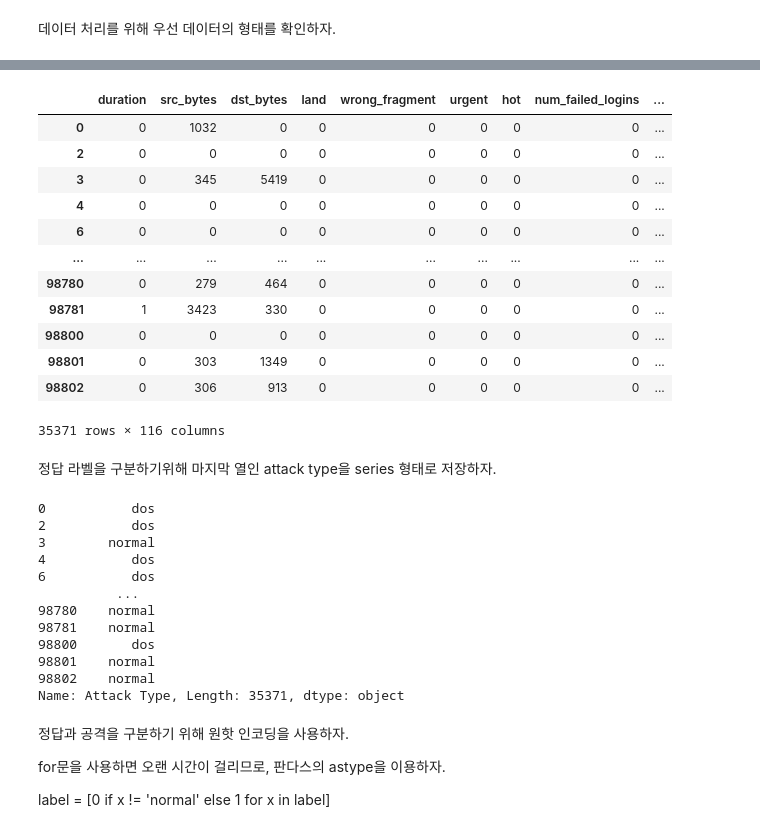
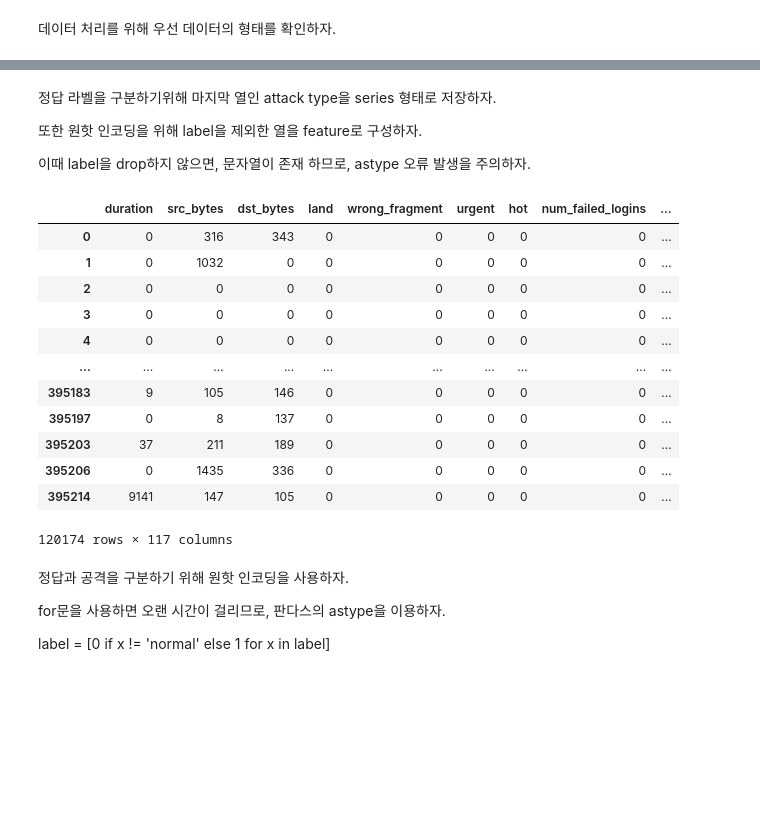
Before and after one commit to ha5804/Machine_learning, a Jupyter notebook: attack_detect/kdd99_data.ipynb, the cells around one changed output, grey strips where cells are left out. Drawn from its saved outputs; the diff is of its cells as text; code cells hidden in the pictures; blank space fills up the shorter version.

```diff
--- a/attack_detect/kdd99_data.ipynb
+++ b/attack_detect/kdd99_data.ipynb
@@ -4,6 +4,8 @@
 데이터 처리를 위해 우선 데이터의 형태를 확인하자.
 # %%
 import pandas as pd
+import numpy as np
+import matplotlib.pyplot as plt
 
-train_data = pd.read_csv("./data/kdd99_test.csv")
-train_data
+train_data = pd.read_csv("./data/kdd99_train.csv")
+test_data = pd.read_csv("./data/kdd99_test.csv")
@@ -25,0 +20,9 @@ train_data
+# %%
+train_data["Attack Type"] = train_data["Attack Type"].replace({
+    'dos' : 0,
+    "probe" : 0,
+    "r2l" : 0,
+    "u2r" : 0,
+    "normal" : 1
+})
+train_data
@@ -42,0 +94,3 @@ train_data
+# %%
+train_data = train_data.dropna()
+train_data
@@ -43,38 +111,30 @@ train_data
+# %% [markdown]
+정답 라벨을 구분하기위해 마지막 열인 attack type을 series 형태로 저장하자.
+
+또한 원핫 인코딩을 위해 label을 제외한 열을 feature로 구성하자.
+
+이때 label을 drop하지 않으면, 문자열이 존재 하므로, astype 오류 발생을 주의하자.
 # %%
-train_data_encoded = pd.get_dummies(train_data, columns = ['protocol_type', 'service', 'flag']).astype(int)
-train_data_encoded
+label = train_data.iloc[:,-1]
+train_data = train_data.drop(columns = train_data.columns[-1])
+#drop은 열 이름을 주어야한다.
+
+train_data = pd.get_dummies(train_data, columns = ['protocol_type', 'service', 'flag']).astype(int)
+train_data
 # %% [output]
 |  | duration | src_bytes | dst_bytes | land | wrong_fragment | urgent | hot | num_failed_logins | ... |
-| 0 | 0 | 1032 | 0 | 0 | 0 | 0 | 0 | 0 | ... |
+| 0 | 0 | 316 | 343 | 0 | 0 | 0 | 0 | 0 | ... |
+| 1 | 0 | 1032 | 0 | 0 | 0 | 0 | 0 | 0 | ... |
 | 2 | 0 | 0 | 0 | 0 | 0 | 0 | 0 | 0 | ... |
-| 3 | 0 | 345 | 5419 | 0 | 0 | 0 | 0 | 0 | ... |
+| 3 | 0 | 0 | 0 | 0 | 0 | 0 | 0 | 0 | ... |
 | 4 | 0 | 0 | 0 | 0 | 0 | 0 | 0 | 0 | ... |
-| 6 | 0 | 0 | 0 | 0 | 0 | 0 | 0 | 0 | ... |
 | ... | ... | ... | ... | ... | ... | ... | ... | ... | ... |
-| 98780 | 0 | 279 | 464 | 0 | 0 | 0 | 0 | 0 | ... |
-| 98781 | 1 | 3423 | 330 | 0 | 0 | 0 | 0 | 0 | ... |
-| 98800 | 0 | 0 | 0 | 0 | 0 | 0 | 0 | 0 | ... |
-| 98801 | 0 | 303 | 1349 | 0 | 0 | 0 | 0 | 0 | ... |
-| 98802 | 0 | 306 | 913 | 0 | 0 | 0 | 0 | 0 | ... |
+| 395183 | 9 | 105 | 146 | 0 | 0 | 0 | 0 | 0 | ... |
+| 395197 | 0 | 8 | 137 | 0 | 0 | 0 | 0 | 0 | ... |
+| 395203 | 37 | 211 | 189 | 0 | 0 | 0 | 0 | 0 | ... |
+| 395206 | 0 | 1435 | 336 | 0 | 0 | 0 | 0 | 0 | ... |
+| 395214 | 9141 | 147 | 105 | 0 | 0 | 0 | 0 | 0 | ... |
-35371 rows × 116 columns
+120174 rows × 117 columns
-# %% [markdown]
-정답 라벨을 구분하기위해 마지막 열인 attack type을 series 형태로 저장하자.
-# %%
-label = train_data.iloc[:,-1]
-label
-# %% [output]
-0           dos
-2           dos
-3        normal
-4           dos
-6           dos
-          ...
-98780    normal
-98781    normal
-98800       dos
-98801    normal
-98802    normal
-Name: Attack Type, Length: 35371, dtype: object
 # %% [markdown]
 정답과 공격을 구분하기 위해 원핫 인코딩을 사용하자.
 
```
Also changed, not shown: parts of 19 cells of this notebook, 3 other files.
